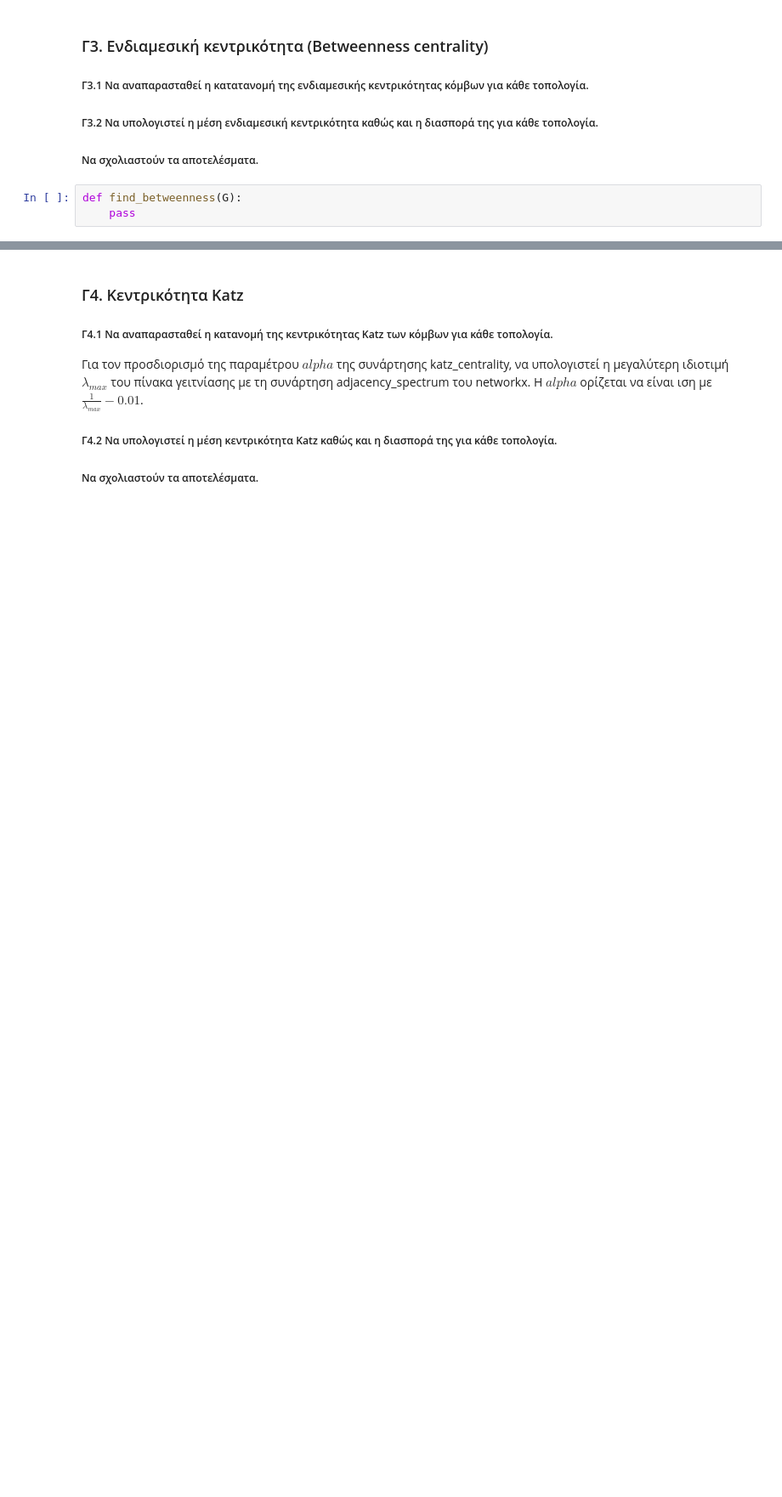
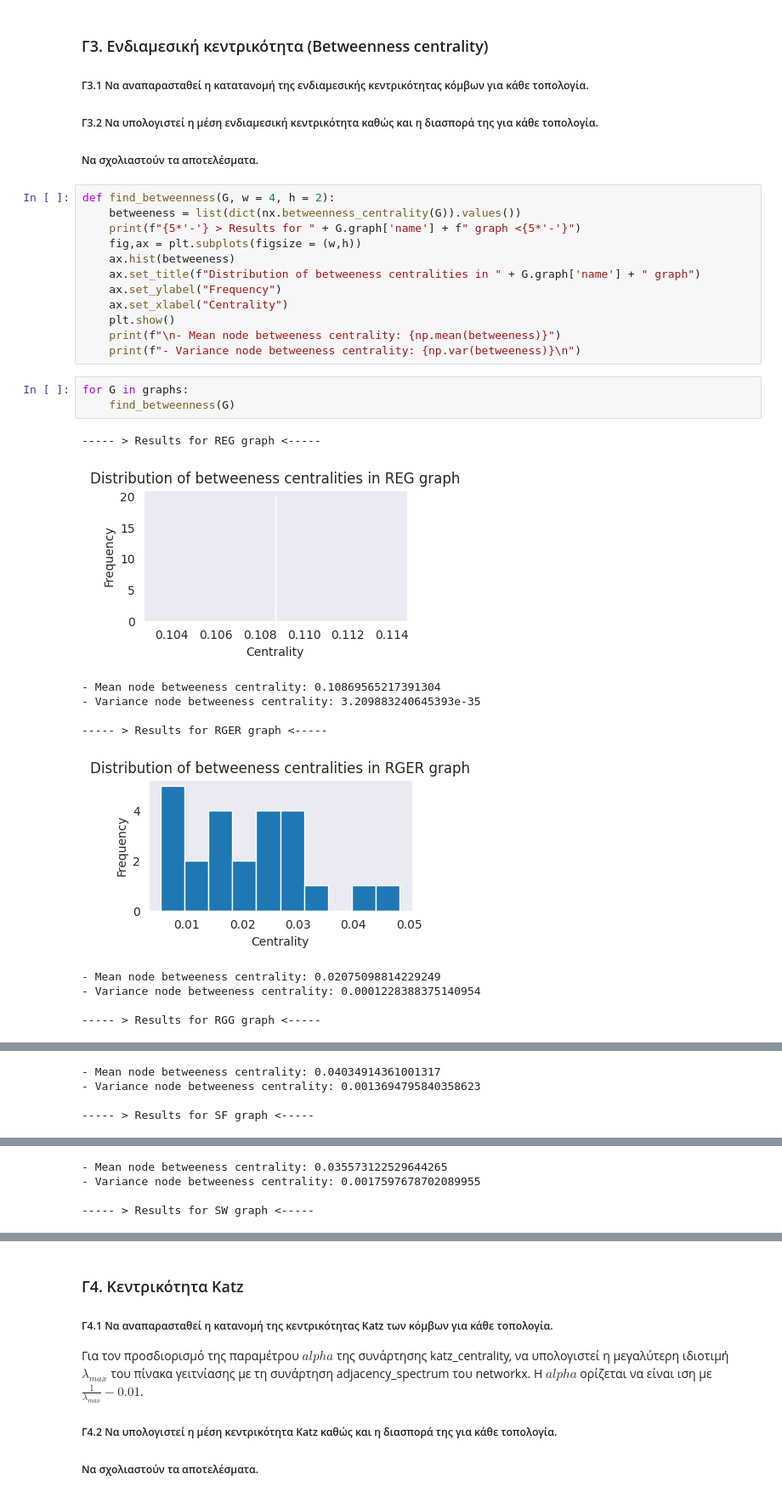
Before and after one commit to ChrisNick92/SocialNetworkAnalysis, a Jupyter notebook: project1/christosnikou_03400146.ipynb, the cells around one changed output, grey strips where cells are left out. Shown at 85% size. Drawn from its saved outputs; the diff is of its cells as text; blank space fills up the shorter version.

```diff
--- a/project1/christosnikou_03400146.ipynb
+++ b/project1/christosnikou_03400146.ipynb
@@ -421,6 +541,30 @@ def find_closeness(G):
 ##### Γ3.1 Να αναπαρασταθεί η κατατανομή της ενδιαμεσικής κεντρικότητας κόμβων για κάθε τοπολογία.
 ##### Γ3.2 Να υπολογιστεί η μέση ενδιαμεσική κεντρικότητα καθώς και η διασπορά της για κάθε τοπολογία.
 ##### Να σχολιαστούν τα αποτελέσματα.
-# %%
-def find_betweenness(G):
-    pass
+# %%
+def find_betweenness(G, w = 4, h = 2):
+    betweeness = list(dict(nx.betweenness_centrality(G)).values())
+    print(f"{5*'-'} > Results for " + G.graph['name'] + f" graph <{5*'-'}")
+    fig,ax = plt.subplots(figsize = (w,h))
+    ax.hist(betweeness)
+    ax.set_title(f"Distribution of betweeness centralities in " + G.graph['name'] + " graph")
+    ax.set_ylabel("Frequency")
+    ax.set_xlabel("Centrality")
+    plt.show()
+    print(f"\n- Mean node betweeness centrality: {np.mean(betweeness)}")
+    print(f"- Variance node betweeness centrality: {np.var(betweeness)}\n")
+# %%
+for G in graphs:
+    find_betweenness(G)
+# %% [output]
+----- > Results for REG graph <-----
+[figure, added]
+- Mean node betweeness centrality: 0.10869565217391304
+- Variance node betweeness centrality: 3.209883240645393e-35
+
+----- > Results for RGER graph <-----
+[figure, added]
+- Mean node betweeness centrality: 0.02075098814229249
+- Variance node betweeness centrality: 0.0001228388375140954
+
+----- > Results for RGG graph <-----
@@ -426,0 +572,4 @@ def find_betweenness(G):
+- Mean node betweeness centrality: 0.04034914361001317
+- Variance node betweeness centrality: 0.0013694795840358623
+
+----- > Results for SF graph <-----
@@ -426,0 +577,4 @@ def find_betweenness(G):
+- Mean node betweeness centrality: 0.035573122529644265
+- Variance node betweeness centrality: 0.0017597678702089955
+
+----- > Results for SW graph <-----
```
Also changed, not shown: parts of 19 cells of this notebook.
